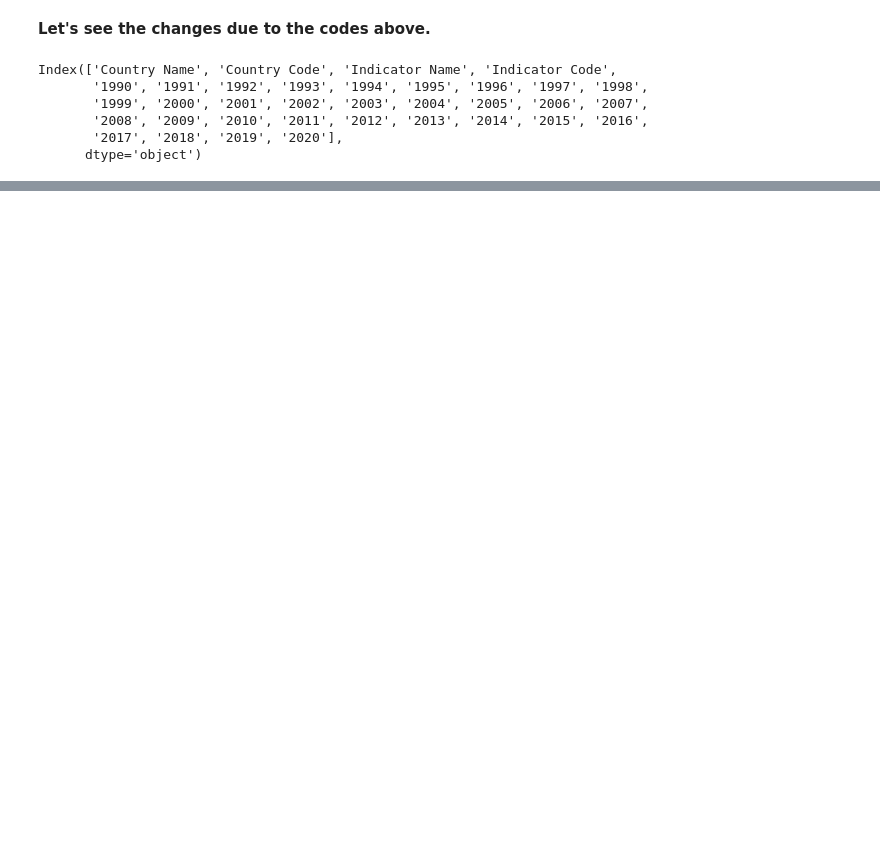
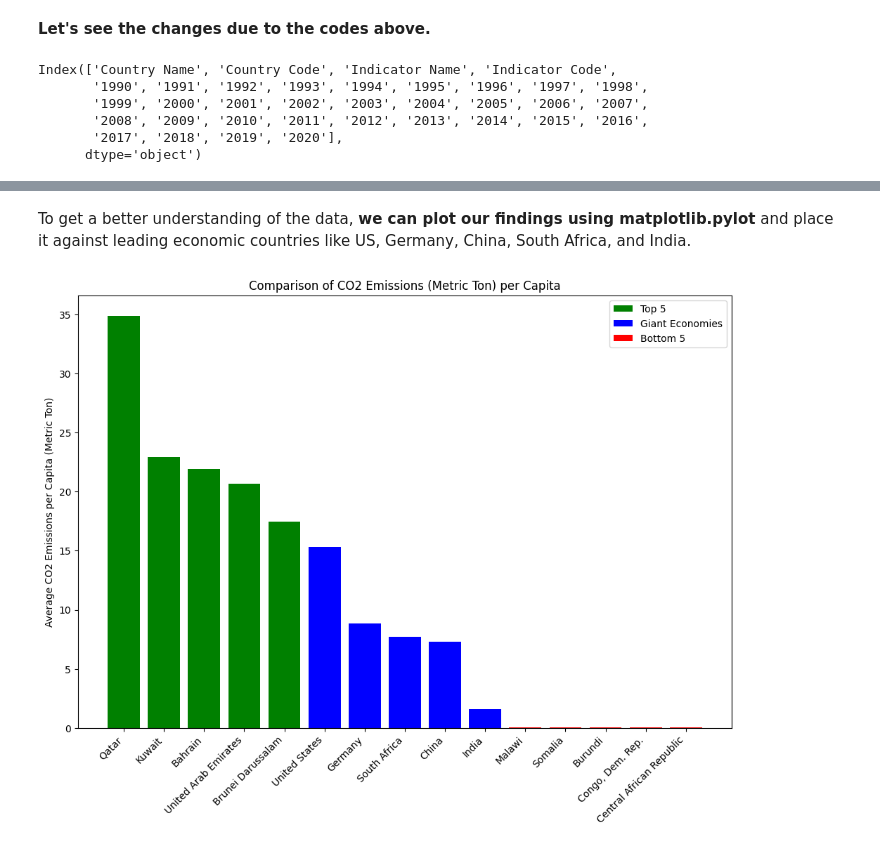
Before and after one commit to BramantyoSB/Project-2-on-Data-Analysis-with-Python, a Jupyter notebook: World CO2 Data.ipynb, the cells around one changed output, grey strips where cells are left out. Cells and saved outputs as stored; diff of their text form; code cells hidden in the pictures; blank space fills up the shorter version.

```diff
--- a/World CO2 Data.ipynb
+++ b/World CO2 Data.ipynb
@@ -119,0 +206,6 @@ Index(['Country Name', 'Country Code', 'Indicator Name', 'Indicator Code',
+# %%
+# Create new column with average values
+df_last10years.loc[:, 'Average CO2 Emissions per Capita (Metric Ton)'] = df_last10years.iloc[:, 2:].mean(axis=1)
+
+# Displaying it in a code cell. Works only for jupyter notebook.
+df_last10years
@@ -119,0 +237,6 @@ Index(['Country Name', 'Country Code', 'Indicator Name', 'Indicator Code',
+# %%
+# Sort values by Average CO2 Emissions per Capita (Metric Ton) in descending order
+df_last10years_sorted = df_last10years.sort_values(by='Average CO2 Emissions per Capita (Metric Ton)', ascending=False)
+# %%
+top5 = df_last10years_sorted.head(5)
+top5
@@ -119,0 +254,3 @@ Index(['Country Name', 'Country Code', 'Indicator Name', 'Indicator Code',
+# %%
+bottom5 = df_last10years_sorted.tail(5)
+bottom5
@@ -119,0 +268,37 @@ Index(['Country Name', 'Country Code', 'Indicator Name', 'Indicator Code',
+# %% [markdown]
+To get a better understanding of the data, __we can plot our findings using matplotlib.pylot__ and place it against leading economic countries like US, Germany, China, South Africa, and India.
+# %%
+import matplotlib.pyplot as plt
+
+selected_countries = ['United States', 'India', 'China', 'Germany', 'South Africa']
+
+# Filter data for specific countries and sort them based on average
+giant_economies = df_last10years[df_last10years['Country Name'].isin(selected_countries)]
+giant_economies = giant_economies.sort_values(by='Average CO2 Emissions per Capita (Metric Ton)', ascending=False)
+
+# Plotting both top and bottom 5 rows along with the giant economies in one diagram
+plt.figure(figsize=(12, 8)) #In this case, the figure size is set 12:8 width-height ratio.
+
+# Plotting top 5 rows in green
+plt.bar(top5['Country Name'], # This part is specifying the x-axis values for the bar chart.
+        top5['Average CO2 Emissions per Capita (Metric Ton)'], # This part specifies the y-axis values for the bar chart.
+        color='green', label='Top 5') # color and label
+
+# Plotting filtered countries in blue, using same format as above
+plt.bar(giant_economies['Country Name'],
+        giant_economies['Average CO2 Emissions per Capita (Metric Ton)'],
+        color='blue', label='Giant Economies')
+
+# Plotting bottom 5 rows in red, using same format as above
+plt.bar(bottom5['Country Name'],
+        bottom5['Average CO2 Emissions per Capita (Metric Ton)'],
+        color='red', label='Bottom 5')
+
+
+plt.ylabel('Average CO2 Emissions per Capita (Metric Ton)')
+plt.title('Comparison of CO2 Emissions (Metric Ton) per Capita')
+plt.xticks(rotation=45, ha='right')  # Rotating x-axis labels for better readability
+plt.legend()  # Show legend to distinguish between top, bottom, and selected countries
+plt.show()
+# %% [output]
+[figure, added]
```
Also changed, not shown: parts of 41 cells of this notebook.
